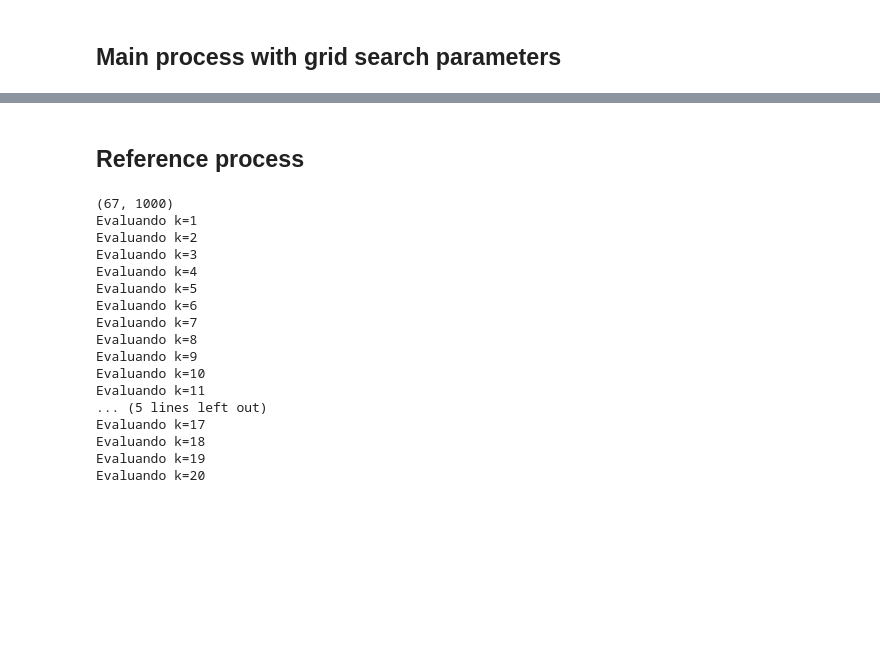
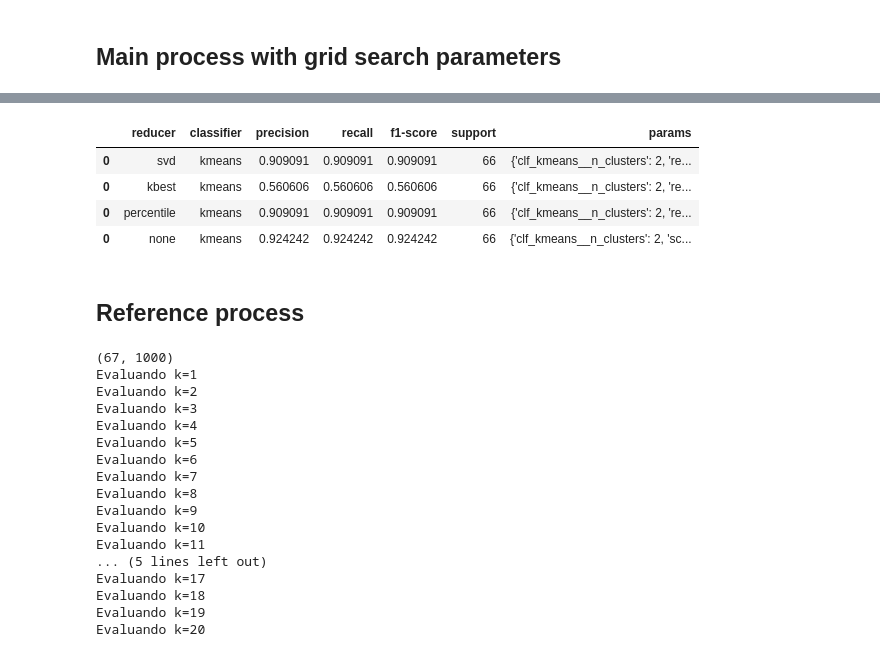
Before and after one commit to nandoide/MINTEX, a Jupyter notebook: TextMining_Assignment.ipynb, the cells around one changed output, grey strips where cells are left out. Saved outputs shown, nothing was run; the diff lists cells and outputs as text; code cells hidden in the pictures; blank space fills up the shorter version.

```diff
--- a/TextMining_Assignment.ipynb
+++ b/TextMining_Assignment.ipynb
@@ -894,0 +890,12 @@ NameError: name 'data_clustering_grid' is not defined
+# %%
+# Improve reducers
+param_grid_reducers = [
+    {
+         'red_kbest__k' : [10, 20, 50],
+         'red_percentile__score_func' : [f_classif],
+         'red_percentile__percentile' : [3, 4, 5, 10]
+    }
+]
+
+df_metrics_all_kmeans_2 = hyper_grid_search([param_grid_reducers],
+                                   df_metrics_all_kmeans, reducers=reducers, classifiers=classifiers)
@@ -895,3 +920,11 @@ NameError: name 'data_clustering_grid' is not defined
+# %%
+df_metrics_all_kmeans_2
+# %% [output]
+|  | reducer | classifier | precision | recall | f1-score | support | params |
+| 0 | svd | kmeans | 0.909091 | 0.909091 | 0.909091 | 66 | {'clf_kmeans__n_clusters': 2, 're... |
+| 0 | kbest | kmeans | 0.560606 | 0.560606 | 0.560606 | 66 | {'clf_kmeans__n_clusters': 2, 're... |
+| 0 | percentile | kmeans | 0.909091 | 0.909091 | 0.909091 | 66 | {'clf_kmeans__n_clusters': 2, 're... |
+| 0 | none | kmeans | 0.924242 | 0.924242 | 0.924242 | 66 | {'clf_kmeans__n_clusters': 2, 'sc... |
 # %% [markdown]
 ## Reference process
 # %%
```
Also changed, not shown: parts of 13 cells of this notebook.
